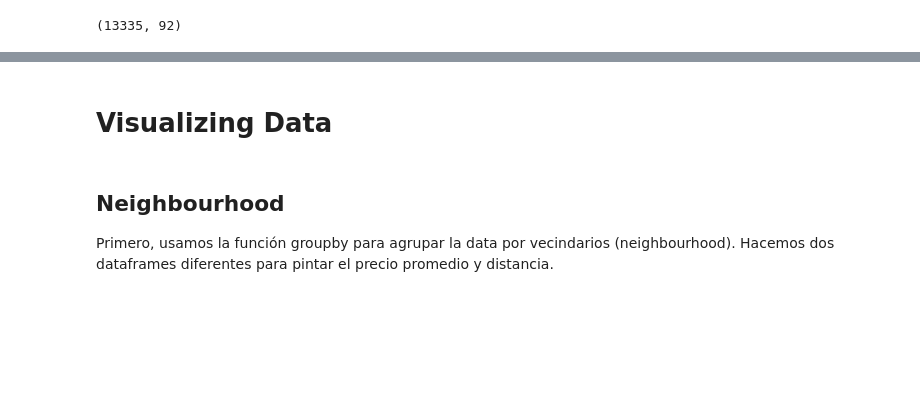
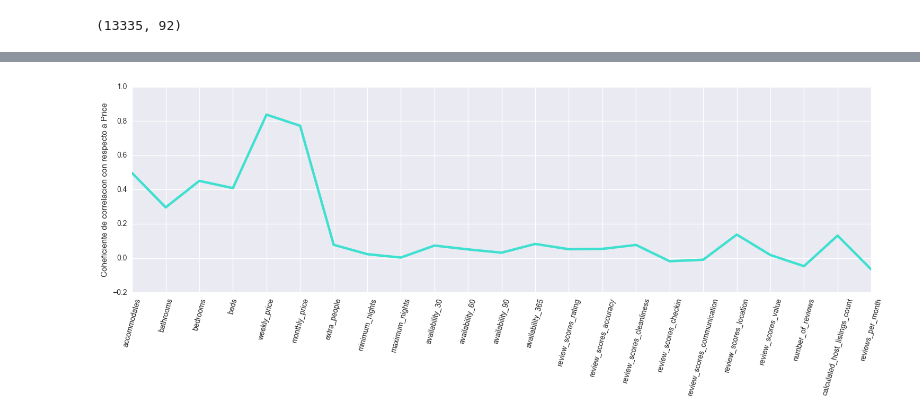
Before and after one commit to ronnyccs24/TFM-DataScience, a Jupyter notebook: Madrid Data Exploring.ipynb, the cells around one changed output, grey strips where cells are left out. Cells and saved outputs as stored; diff of their text form; code cells hidden in the pictures; blank space fills up the shorter version.

```diff
--- a/Madrid Data Exploring.ipynb
+++ b/Madrid Data Exploring.ipynb
@@ -341,10 +557,7 @@ Next, we will create a list of features that we would like to iterate the same o
 # %%
-potentialFeatures = ['calculated_host_listings_count', 'reviews_per_month','accommodates','bathrooms', 'bedrooms','beds',
-                     'square_feet','weekly_price','extra_people','minimum_nights','maximum_nights','availability_30',
+potentialFeatures = ['accommodates','bathrooms', 'bedrooms','beds',
+                     'weekly_price','monthly_price','extra_people','minimum_nights','maximum_nights','availability_30',
                      'availability_60','availability_90','availability_365','review_scores_rating','review_scores_accuracy',
                      'review_scores_cleanliness','review_scores_checkin','review_scores_communication','review_scores_location',
-                     'review_scores_value','number_of_reviews','monthly_price']
-
-
-#variables dummies             'bed_type'
+                     'review_scores_value','number_of_reviews','calculated_host_listings_count', 'reviews_per_month']
 # %% [markdown]
@@ -394,5 +620,11 @@ cols = ['potential',  'crossing', 'finishing', 'heading_accuracy',
+# %%
+cols = ['accommodates','bathrooms', 'bedrooms','beds',
+                     'weekly_price','monthly_price','extra_people','minimum_nights','maximum_nights','availability_30',
+                     'availability_60','availability_90','availability_365','review_scores_rating','review_scores_accuracy',
+                     'review_scores_cleanliness','review_scores_checkin','review_scores_communication','review_scores_location',
+                     'review_scores_value','number_of_reviews','calculated_host_listings_count', 'reviews_per_month']
 # %%
-# create a list containing Pearson's correlation between 'overall_rating' with each column in cols
-correlations = [ df['overall_rating'].corr(df[f]) for f in cols ]
+# create a list containing Pearson's correlation between 'price' with each column in cols
+correlations = [ listing['price'].corr(listing[f]) for f in cols ]
 # %%
 len(cols), len(correlations)
@@ -403,14 +658,14 @@ correlations
 # %%
-# create a function for plotting a dataframe with string columns and numeric values
+# Creamos una función para graficar un dataframe con columnas string y valores numéricos.
 
 def plot_dataframe(df, y_label):
-    color='coral'
+    color='turquoise'
     fig = plt.gcf()
-    fig.set_size_inches(20, 12)
+    fig.set_size_inches(18, 5)
     plt.ylabel(y_label)
 
     ax = df.correlation.plot(linewidth=3.3, color=color)
     ax.set_xticks(df.index)
-    ax.set_xticklabels(df.attributes, rotation=75); #Notice the ; (remove it and see what happens !)
+    ax.set_xticklabels(df.attributes, rotation=75)
     plt.show()
 # %%
@@ -486,6 +682,0 @@ parallel_plot(P)
-# %% [markdown]
-# Visualizing Data
-# %% [markdown]
-## Neighbourhood
-
-Primero, usamos la función groupby para agrupar la data por vecindarios (neighbourhood). Hacemos dos dataframes diferentes para pintar el precio promedio y distancia.
@@ -495,0 +683,5 @@ area.head()
+# %%
+# Graficamos usando la función creada.
+plot_dataframe(df2, 'Coheficiente de correlacion con respecto a Price')
+# %% [output]
+[figure, added]
```
Also changed, not shown: parts of 113 cells of this notebook.
